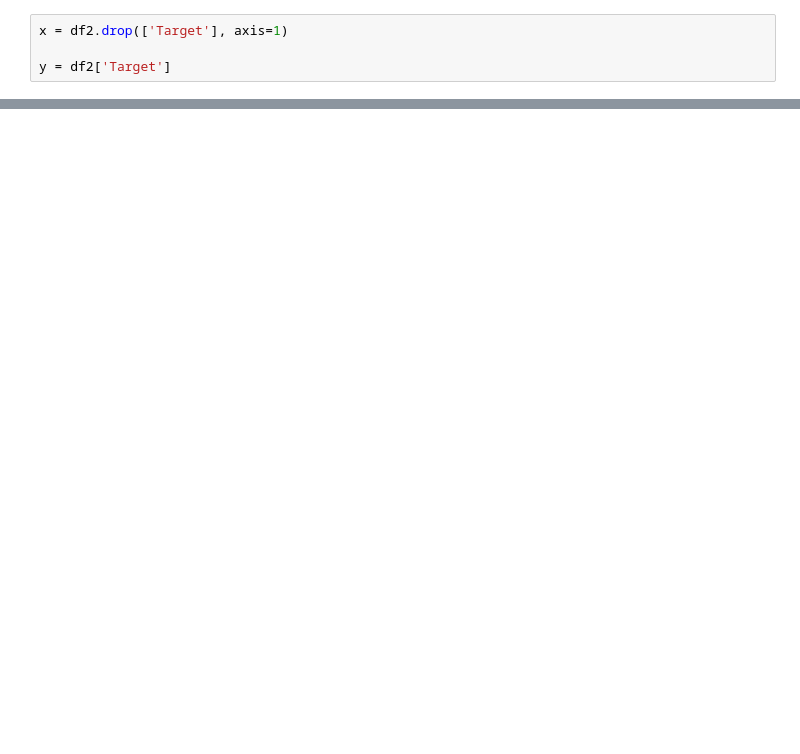
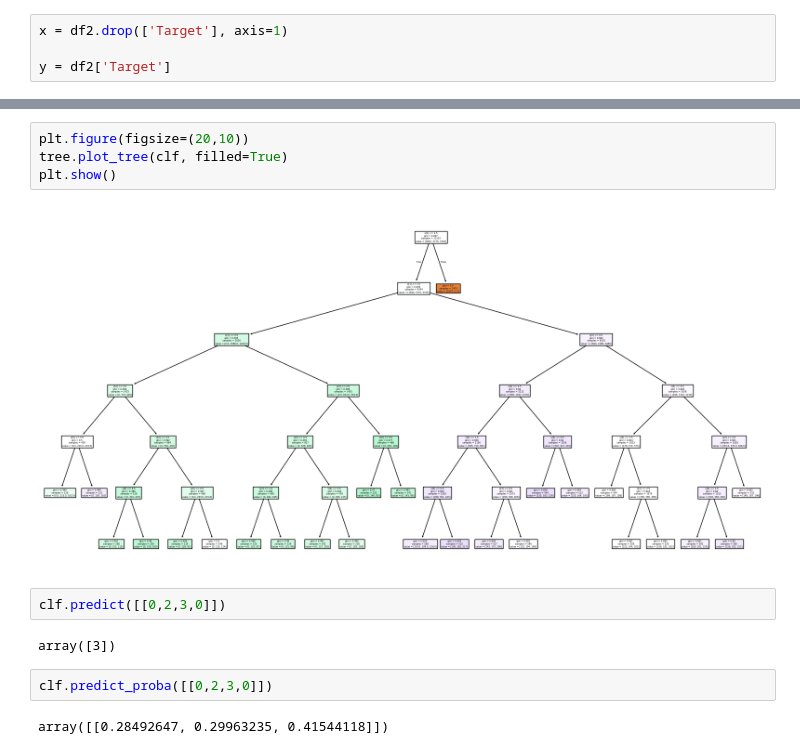
Before and after one commit to dayviddouglas/arvore_decisao_diabetes, a Jupyter notebook: Arvore_de_decisao_diabetes.ipynb, the cells around one changed output, grey strips where cells are left out. Saved outputs shown, nothing was run; the diff lists cells and outputs as text; blank space fills up the shorter version.

```diff
--- a/Arvore_de_decisao_diabetes.ipynb
+++ b/Arvore_de_decisao_diabetes.ipynb
@@ -266,0 +276,14 @@ tree.plot_tree(clf)
+# %%
+plt.figure(figsize=(20,10))
+tree.plot_tree(clf, filled=True)
+plt.show()
+# %% [output]
+[figure, added]
+# %%
+clf.predict([[0,2,3,0]])
+# %% [output]
+array([3])
+# %%
+clf.predict_proba([[0,2,3,0]])
+# %% [output]
+array([[0.28492647, 0.29963235, 0.41544118]])
```
Also changed, not shown: parts of 7 cells of this notebook.
